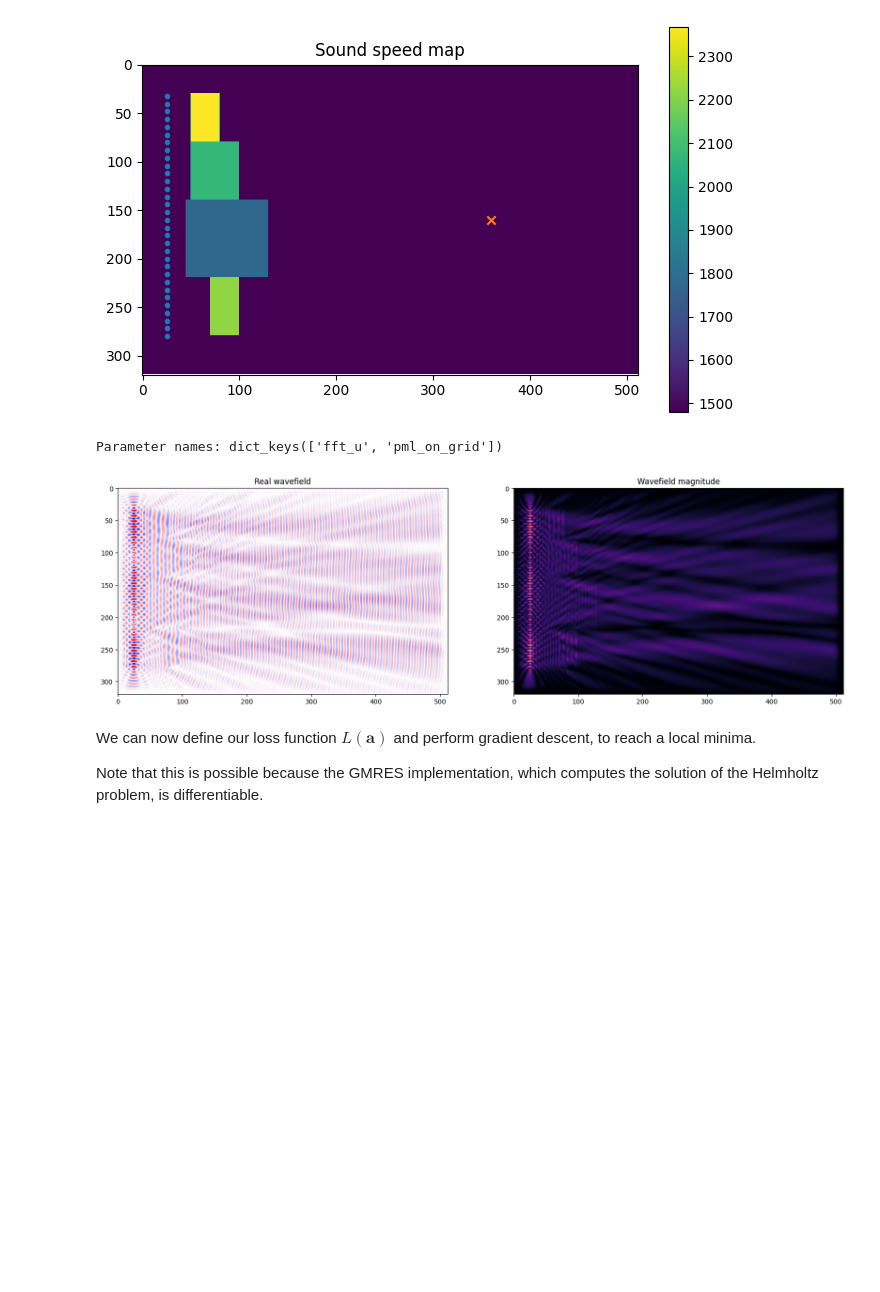
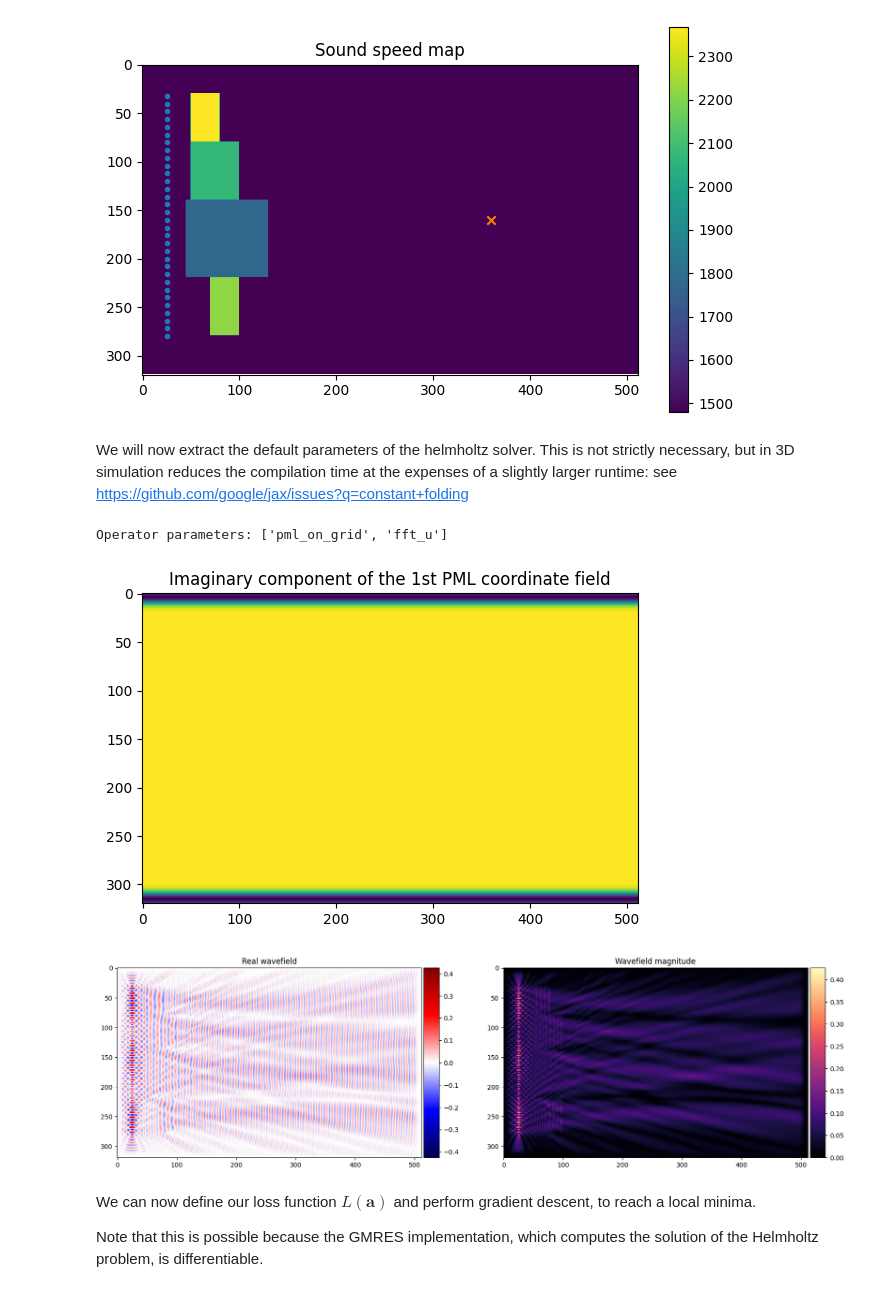
Before and after one commit to ucl-bug/jwave, a Jupyter notebook: docs/notebooks/harmonic/helmholtz_solver_differentiable.ipynb, the cells around one changed output. Drawn from its saved outputs; the diff is of its cells as text; code cells hidden in the pictures; blank space fills up the shorter version.

Commit message:
Fix helmholtz initializers (#212)
fixed missing default params for helmholtz solver

```diff
--- a/docs/notebooks/harmonic/helmholtz_solver_differentiable.ipynb
+++ b/docs/notebooks/harmonic/helmholtz_solver_differentiable.ipynb
@@ -113,3 +109,5 @@ plt.scatter(target[1], target[0], label="Target", marker='x')
 # %% [output]
 <matplotlib.collections.PathCollection at 0x...>
 [figure]
+# %% [markdown]
+We will now extract the default parameters of the helmholtz solver. This is not strictly necessary, but in 3D simulation reduces the compilation time at the expenses of a slightly larger runtime: see https://github.com/google/jax/issues?q=constant+folding
@@ -116,12 +121,13 @@ plt.scatter(target[1], target[0], label="Target", marker='x')
+# %%
+print("Operator parameters: " + str(list(op_params.keys())))
+
+plt.imshow(op_params["pml_on_grid"][0].on_grid[...,0].imag)
+plt.title("Imaginary component of the 1st PML coordinate field")
+plt.show()
+# %% [output]
+Operator parameters: ['pml_on_grid', 'fft_u']
+[figure, added]
 # %%
-from jax import jit
-
-from jwave.acoustics.operators import helmholtz
-from jwave.acoustics.time_harmonic import helmholtz_solver, helmholtz_solver_verbose
-
-op_params = helmholtz.default_params(linear_phase, medium, omega=1.0)
-print("Parameter names: " + str(op_params.keys()))
-
 @jit
 def fixed_medium_solver(src_field, op_params, guess=None, tol=1e-3):
     return helmholtz_solver(
@@ -131,8 +137,7 @@ def fixed_medium_solver(src_field, op_params, guess=None, tol=1e-3):
 field = fixed_medium_solver(linear_phase, op_params)
 _ = display_complex_field(field, figsize=(20, 20))
 # %% [output]
-Parameter names: dict_keys(['fft_u', 'pml_on_grid'])
-[figure, old version]
+[figure, new version]
 # %% [markdown]
 We can now define our loss function $L(\mathbf a)$ and perform gradient descent, to reach a local minima.
 
```
Also changed, not shown: parts of 4 cells of this notebook, 3 other files.
